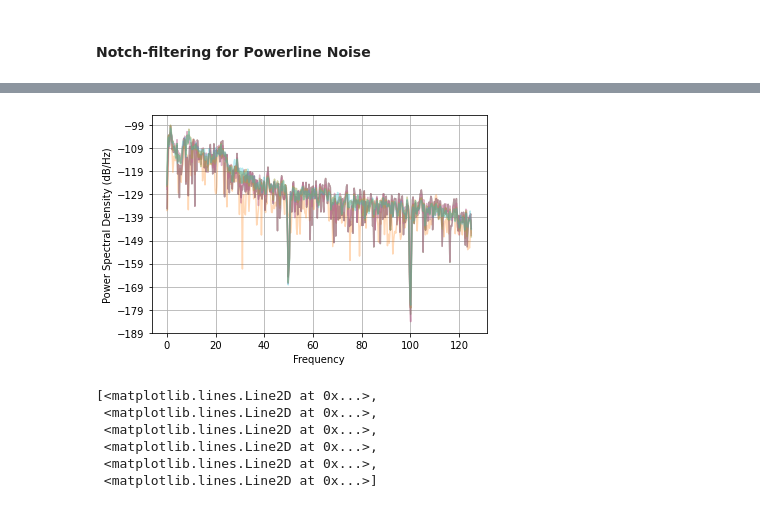
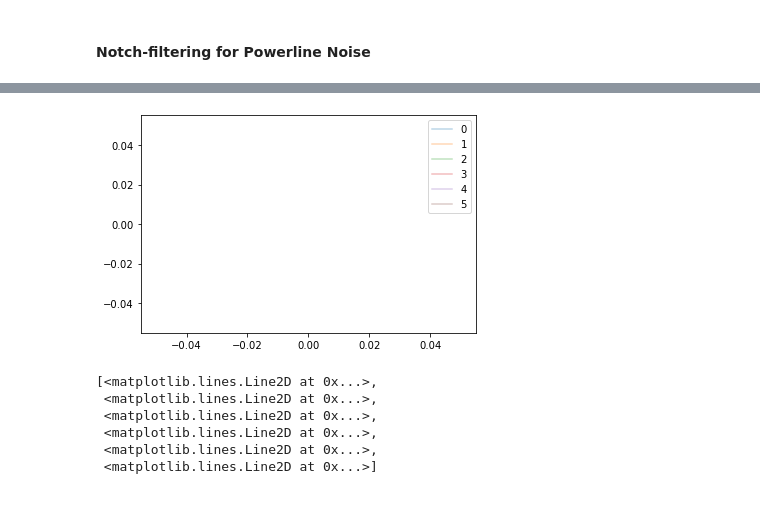
Before and after one commit to richardkoehler/py_neuromodulation, a Jupyter notebook: dyskinesia/dysk_gettingStarted.ipynb, the cells around one changed output, grey strips where cells are left out. Saved outputs shown, nothing was run; the diff lists cells and outputs as text; code cells hidden in the pictures.

```diff
--- a/dyskinesia/dysk_gettingStarted.ipynb
+++ b/dyskinesia/dysk_gettingStarted.ipynb
@@ -332,10 +282,2 @@ Designing a one-pass, zero-phase, non-causal bandpass filter:
 # %% [markdown]
 #### Notch-filtering for Powerline Noise
-# %%
-importlib.reload(preproc)
-ecog_nfilt = preproc.notch_filter(
-    data=ecog_bpfilt.copy(),
-    transBW=1,
-    notchW=1,
-    save=os.path.join(figpath, 'preprocessing', pt_run_str),  # folder to save fig
-)
@@ -347,5 +332,6 @@ Since freq's of interest are up to +/- 100 - 120 Hz, according to the Nyquist-th
 # %%
-aim_freq=250
+# resampling one run at a time
+aim_freq=800
 orig_freq=4000
 up=1
 down=int(orig_freq / aim_freq)
@@ -354,0 +459,11 @@ ecog250 = signal.resample_poly(ecog_nfilt, up=up, down=down, axis=1)
+# %%
+f, psd = signal.welch(
+x=ecog250[3][0:125],
+fs=250,
+window='hann',
+nperseg=125,
+noverlap=None,
+nfft=F,
+)
+
+psd.shape
@@ -355,10 +497,22 @@ ecog250 = signal.resample_poly(ecog_nfilt, up=up, down=down, axis=1)
 # %%
-for S in np.arange(10):
-    plt.psd(ecog250[4, int(0 * S):int(500 * S)],
-        Fs=250, NFFT=1024, label=S, alpha=.3)
+# visual checking
+for C in np.arange(ecog250.shape[0]):  # loop over diff channels
+    # for S in np.arange(10):
+    f, psd = signal.welch(
+        x=ecog250[C],
+        fs=250,
+        window='hann',
+        nperseg=250,
+        noverlap=None,
+        nfft=250,
+    )
+    plt.plot(f, psd, label=C, alpha=.3)
+        # plt.psd(ecog250[4, int(0 * S):int(125 * S)],
+        #     Fs=250, NFFT=1024, label=S, alpha=.3)
+plt.legend()
 plt.show()
 # %% [output]
-[figure, old version]
+[figure, new version]
 # %%
 f, psd = signal.welch(
     x=ecog250,
```
Also changed, not shown: parts of 56 cells of this notebook, 1 other file.
